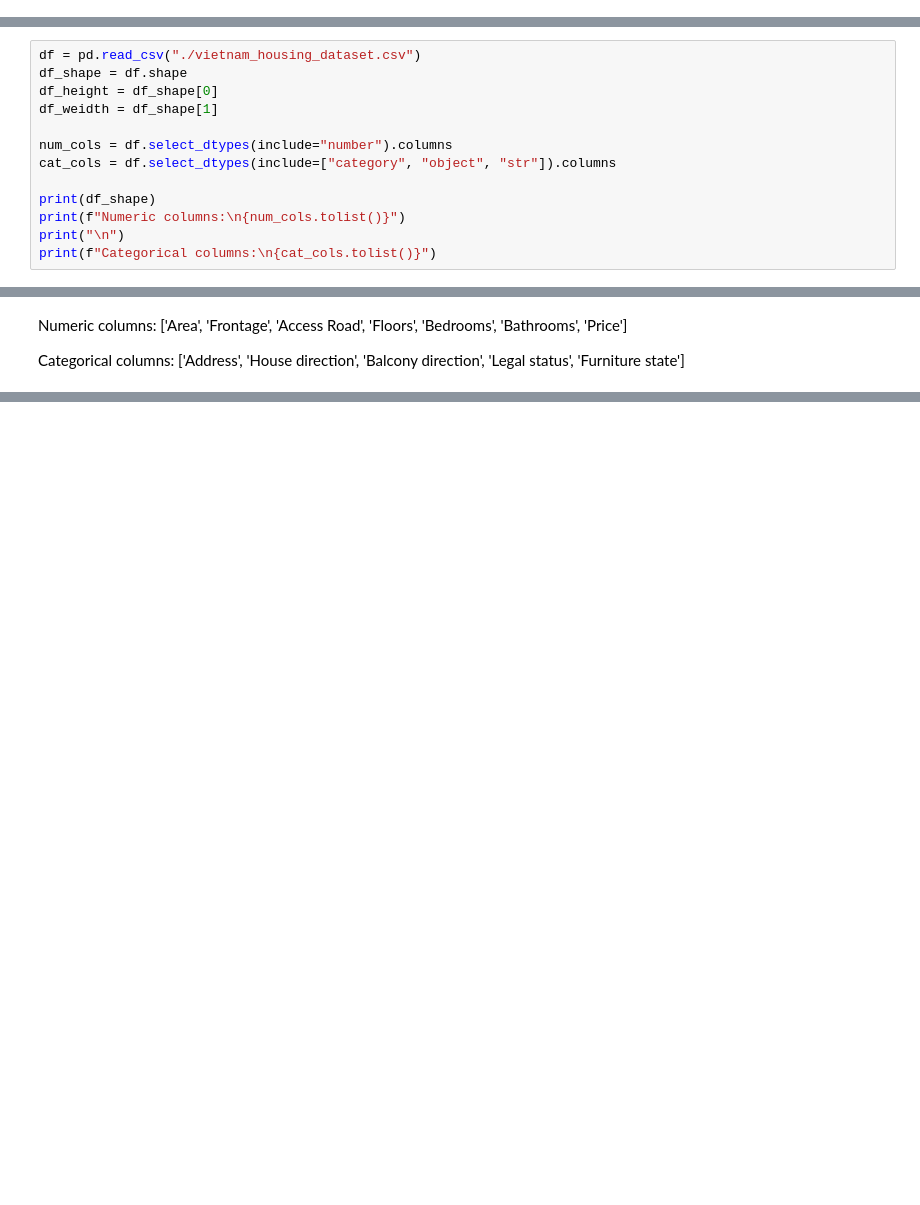
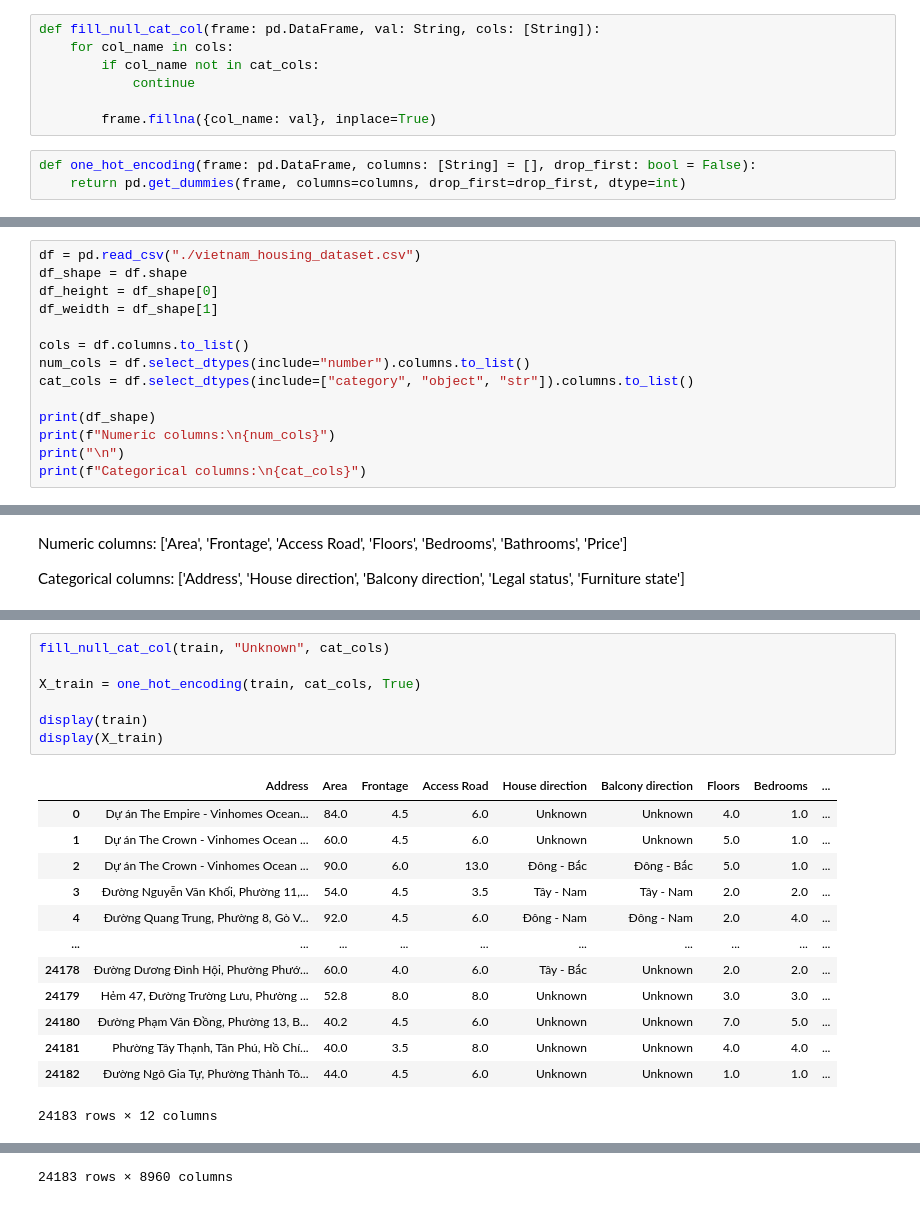
Before and after one commit to NappoLeeShi/Linear_Regresstion, a Jupyter notebook: OLS.ipynb, the cells around one changed output, grey strips where cells are left out. Cells and saved outputs as stored; diff of their text form; blank space fills up the shorter version.

```diff
--- a/OLS.ipynb
+++ b/OLS.ipynb
@@ -6,0 +31,10 @@ train_test_split_percent = 0.8
+# %%
+def fill_null_cat_col(frame: pd.DataFrame, val: String, cols: [String]):
+    for col_name in cols:
+        if col_name not in cat_cols:
+            continue
+
+        frame.fillna({col_name: val}, inplace=True)
+# %%
+def one_hot_encoding(frame: pd.DataFrame, columns: [String] = [], drop_first: bool = False):
+    return pd.get_dummies(frame, columns=columns, drop_first=drop_first, dtype=int)
@@ -10,13 +53,14 @@ df_shape = df.shape
 df_height = df_shape[0]
 df_weidth = df_shape[1]
 
-num_cols = df.select_dtypes(include="number").columns
-cat_cols = df.select_dtypes(include=["category", "object", "str"]).columns
+cols = df.columns.to_list()
+num_cols = df.select_dtypes(include="number").columns.to_list()
+cat_cols = df.select_dtypes(include=["category", "object", "str"]).columns.to_list()
 
 print(df_shape)
-print(f"Numeric columns:\n{num_cols.tolist()}")
+print(f"Numeric columns:\n{num_cols}")
 print("\n")
-print(f"Categorical columns:\n{cat_cols.tolist()}")
+print(f"Categorical columns:\n{cat_cols}")
 # %% [output]
 (30229, 12)
 Numeric columns:
@@ -140,0 +177,21 @@ fill_null_num_col(df, 1, num_col_fill_one)
+# %%
+fill_null_cat_col(train, "Unknown", cat_cols)
+
+X_train = one_hot_encoding(train, cat_cols, True)
+
+display(train)
+display(X_train)
+# %% [output]
+|  | Address | Area | Frontage | Access Road | House direction | Balcony direction | Floors | Bedrooms | ... |
+| 0 | Dự án The Empire - Vinhomes Ocean... | 84.0 | 4.5 | 6.0 | Unknown | Unknown | 4.0 | 1.0 | ... |
+| 1 | Dự án The Crown - Vinhomes Ocean ... | 60.0 | 4.5 | 6.0 | Unknown | Unknown | 5.0 | 1.0 | ... |
+| 2 | Dự án The Crown - Vinhomes Ocean ... | 90.0 | 6.0 | 13.0 | Đông - Bắc | Đông - Bắc | 5.0 | 1.0 | ... |
+| 3 | Đường Nguyễn Văn Khối, Phường 11,... | 54.0 | 4.5 | 3.5 | Tây - Nam | Tây - Nam | 2.0 | 2.0 | ... |
+| 4 | Đường Quang Trung, Phường 8, Gò V... | 92.0 | 4.5 | 6.0 | Đông - Nam | Đông - Nam | 2.0 | 4.0 | ... |
+| ... | ... | ... | ... | ... | ... | ... | ... | ... | ... |
+| 24178 | Đường Dương Đình Hội, Phường Phướ... | 60.0 | 4.0 | 6.0 | Tây - Bắc | Unknown | 2.0 | 2.0 | ... |
+| 24179 | Hẻm 47, Đường Trường Lưu, Phường ... | 52.8 | 8.0 | 8.0 | Unknown | Unknown | 3.0 | 3.0 | ... |
+| 24180 | Đường Phạm Văn Đồng, Phường 13, B... | 40.2 | 4.5 | 6.0 | Unknown | Unknown | 7.0 | 5.0 | ... |
+| 24181 | Phường Tây Thạnh, Tân Phú, Hồ Chí... | 40.0 | 3.5 | 8.0 | Unknown | Unknown | 4.0 | 4.0 | ... |
+| 24182 | Đường Ngô Gia Tự, Phường Thành Tô... | 44.0 | 4.5 | 6.0 | Unknown | Unknown | 1.0 | 1.0 | ... |
+24183 rows × 12 columns
@@ -141 +210,2 @@ fill_null_num_col(df, 1, num_col_fill_one)
+24183 rows × 8960 columns
 # %%
```
Also changed, not shown: parts of 32 cells of this notebook, 2 other files.
